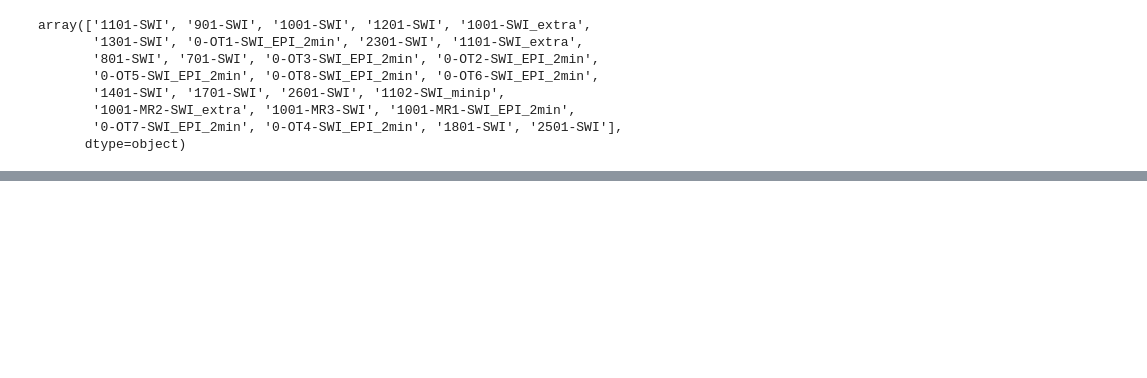
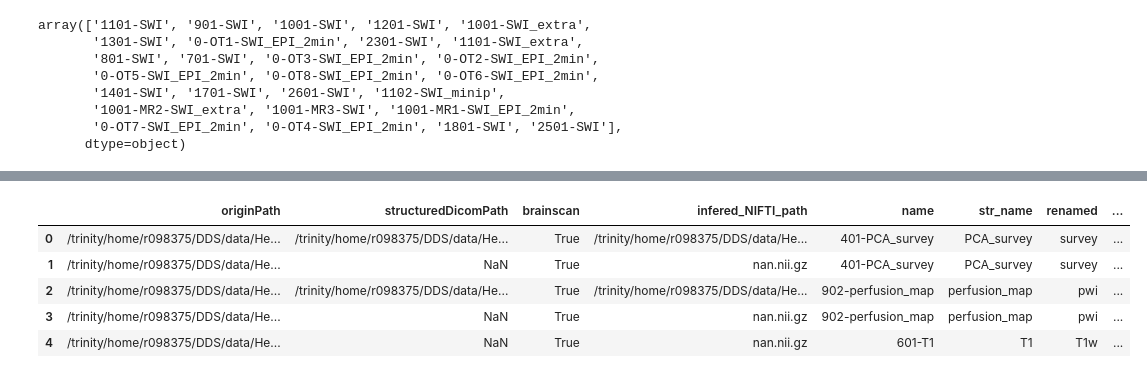
Before and after one commit to SoenkevL/DeepDicomSort, a Jupyter notebook: prototyping/heartbrain/LabelHeartbrain.ipynb, the cells around one changed output, grey strips where cells are left out. Cells and saved outputs as stored; diff of their text form; code cells hidden in the pictures; blank space fills up the shorter version.

```diff
--- a/prototyping/heartbrain/LabelHeartbrain.ipynb
+++ b/prototyping/heartbrain/LabelHeartbrain.ipynb
@@ -29,6 +29,8 @@ BrainFrame = FileFrame[FileFrame['brainscan']].copy()
 def deriveNiftiName(path):
     path = str(path).replace('DICOM_STRUCTURED','NIFTI')
     path = path+'.nii.gz'
+    if 'HeartBrain' in path:
+        path = path.split('HeartBrain/')[1]
     return path
 # %%
 BrainFrame['infered_NIFTI_path'] = BrainFrame['structuredDicomPath'].apply(deriveNiftiName)
@@ -131,0 +189,4 @@ array(['1101-SWI', '901-SWI', '1001-SWI', '1201-SWI', '1001-SWI_extra',
+# %%
+BrainFrame['description'] = BrainFrame['renamed']
+# %%
+BrainFrame['numLabel'] = BrainFrame.apply(assignLabel,axis=1)
@@ -131,0 +231,9 @@ array(['1101-SWI', '901-SWI', '1001-SWI', '1201-SWI', '1001-SWI_extra',
+# %%
+BrainFrame.head()
+# %% [output]
+|  | originPath | structuredDicomPath | brainscan | infered_NIFTI_path | name | str_name | renamed | ... |
+| 0 | /trinity/home/r098375/DDS/data/He... | /trinity/home/r098375/DDS/data/He... | True | /trinity/home/r098375/DDS/data/He... | 401-PCA_survey | PCA_survey | survey | ... |
+| 1 | /trinity/home/r098375/DDS/data/He... | NaN | True | nan.nii.gz | 401-PCA_survey | PCA_survey | survey | ... |
+| 2 | /trinity/home/r098375/DDS/data/He... | /trinity/home/r098375/DDS/data/He... | True | /trinity/home/r098375/DDS/data/He... | 902-perfusion_map | perfusion_map | pwi | ... |
+| 3 | /trinity/home/r098375/DDS/data/He... | NaN | True | nan.nii.gz | 902-perfusion_map | perfusion_map | pwi | ... |
+| 4 | /trinity/home/r098375/DDS/data/He... | NaN | True | nan.nii.gz | 601-T1 | T1 | T1w | ... |
```
Also changed, not shown: parts of 29 cells of this notebook, 6 other files.
